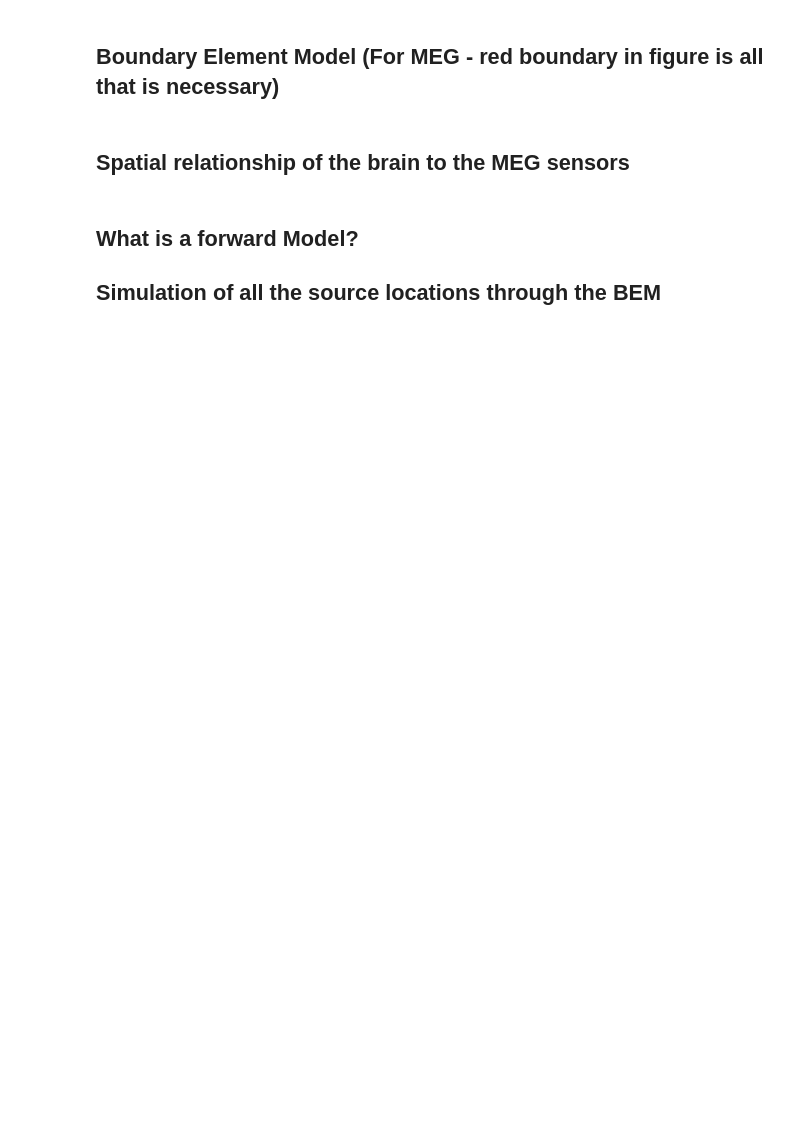
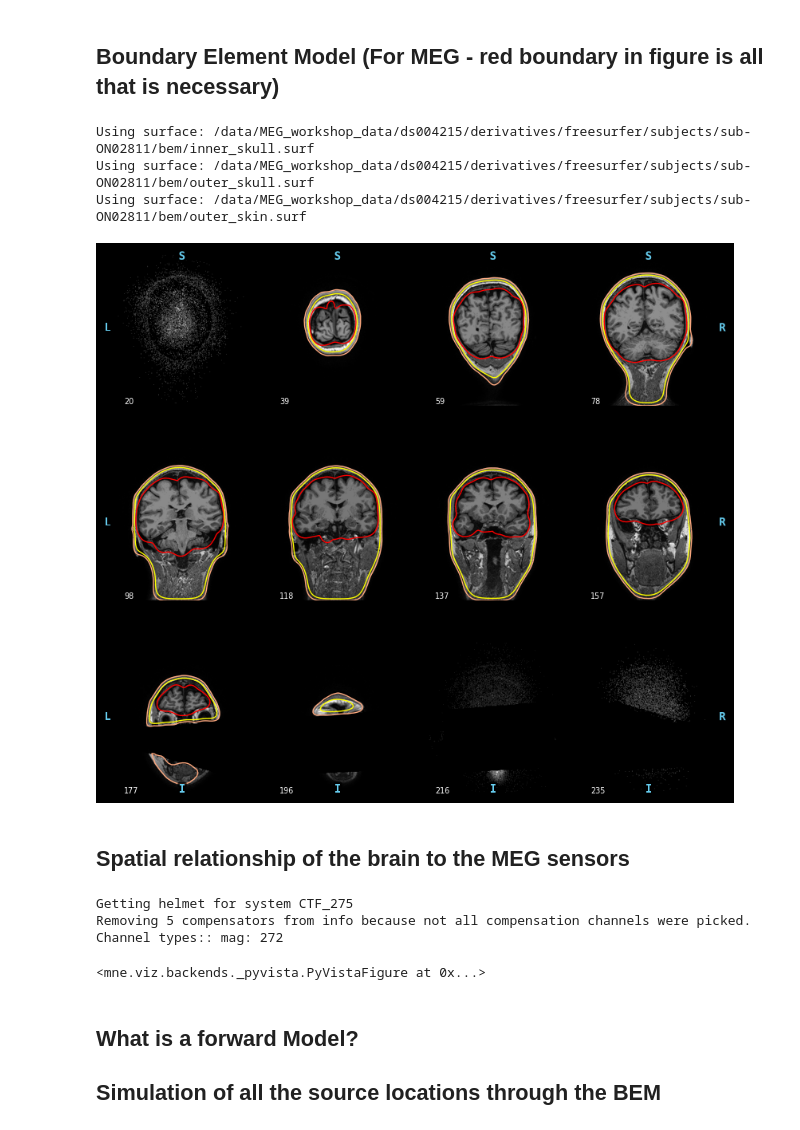
Before and after one commit to nih-megcore/NIMH_MEG_workshop, a Jupyter notebook: Day1/Lab3_MRI_processing.ipynb, the cells around one changed output. Saved outputs shown, nothing was run; the diff lists cells and outputs as text; code cells hidden in the pictures; blank space fills up the shorter version.

```diff
--- a/Day1/Lab3_MRI_processing.ipynb
+++ b/Day1/Lab3_MRI_processing.ipynb
@@ -252,11 +198,21 @@ src.plot(subjects_dir=subjects_dir, head=False, brain='white', trans=trans)
 ## Boundary Element Model (For MEG - red boundary in figure is all that is necessary)
 # %%
 %matplotlib inline
-_ = mne.viz.plot_bem(subject=subjid, subjects_dir=subjects_dir)
+_ = mne.viz.plot_bem(subject='sub-'+subject, subjects_dir=fs_subjects_dir)
+# %% [output]
+Using surface: /data/MEG_workshop_data/ds004215/derivatives/freesurfer/subjects/sub-ON02811/bem/inner_skull.surf
+Using surface: /data/MEG_workshop_data/ds004215/derivatives/freesurfer/subjects/sub-ON02811/bem/outer_skull.surf
+Using surface: /data/MEG_workshop_data/ds004215/derivatives/freesurfer/subjects/sub-ON02811/bem/outer_skin.surf
+[figure, added]
 # %% [markdown]
 ## Spatial relationship of the brain to the MEG sensors
 # %%
-mne.viz.plot_alignment(raw.info, trans=trans, subject=subjid, subjects_dir=subjects_dir, dig=True, surfaces='pial')
+mne.viz.plot_alignment(raw.info, trans=trans, subject='sub-'+subject, subjects_dir=fs_subjects_dir, dig=True, surfaces='pial')
+# %% [output]
+Getting helmet for system CTF_275
+Removing 5 compensators from info because not all compensation channels were picked.
+Channel types:: mag: 272
+<mne.viz.backends._pyvista.PyVistaFigure at 0x...>
 # %% [markdown]
 ## What is a forward Model?
 ## Simulation of all the source locations through the BEM
```
Also changed, not shown: parts of 18 cells of this notebook, 1 other file.
